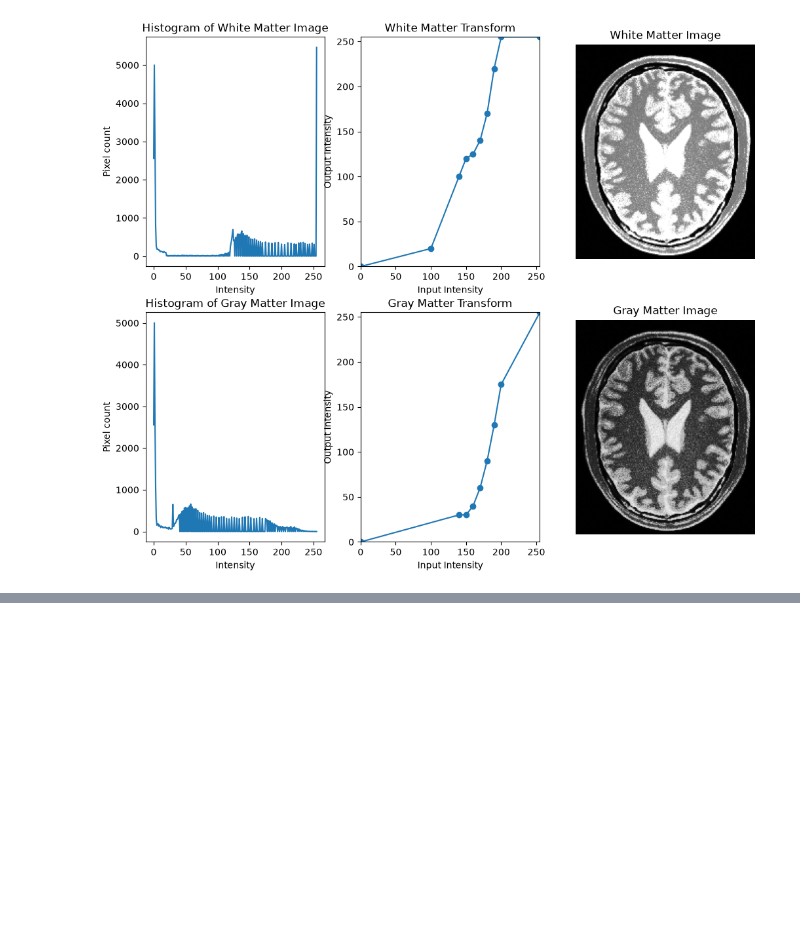
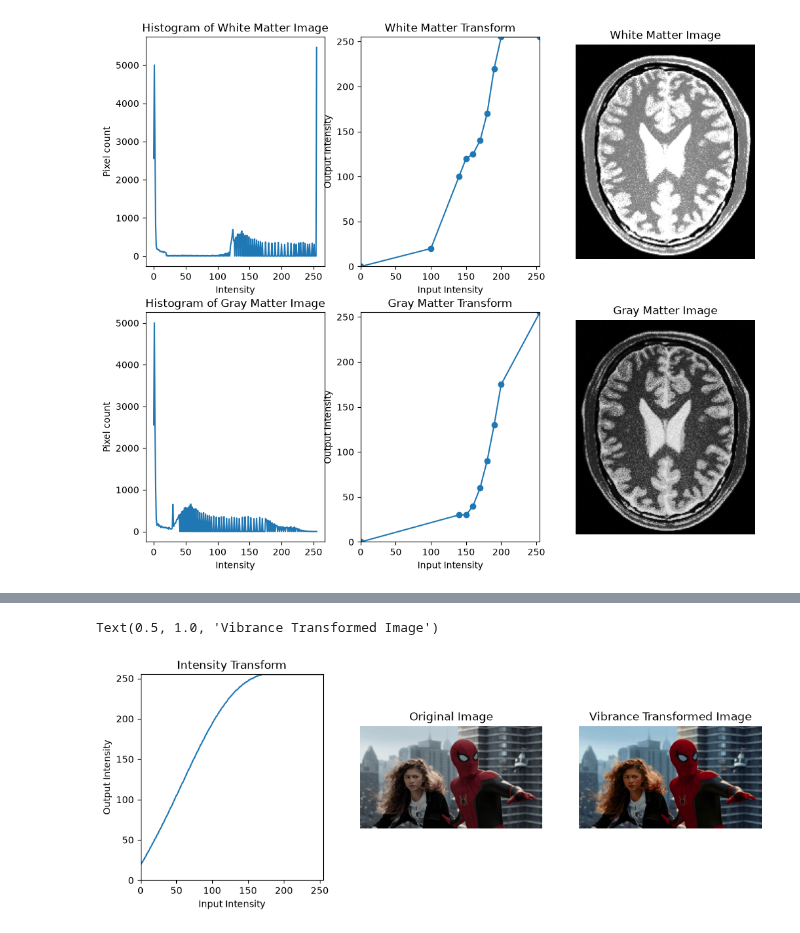
Before and after one commit to dilith813/en3160-a01, a Jupyter notebook: Report.ipynb, the cells around one changed output, grey strips where cells are left out. Saved outputs shown, nothing was run; the diff lists cells and outputs as text; code cells hidden in the pictures; blank space fills up the shorter version.

```diff
--- a/Report.ipynb
+++ b/Report.ipynb
@@ -106,0 +149,40 @@ Text(0.5, 1.0, 'Gray Matter Image')
+# %%
+def vibrance_transform(i, a, sigma):
+    f_inter = i + a*128*np.exp(-(i-128)**2/(2*sigma**2))
+    f = min(f_inter, 255)
+    return f
+
+im = cv.imread("images/q4.jpeg")
+im_hsv = cv.cvtColor(im, cv.COLOR_BGR2HSV)
+hue, saturation, value = cv.split(im_hsv)
+
+a = 0.8
+sigma = 70
+
+lut = np.array([vibrance_transform(i, a, sigma) for i in np.arange(0, 256)]).astype("uint8")
+im_sat_tform = cv.LUT(saturation, lut)
+
+vibr_hsv = cv.merge([hue, im_sat_tform, value])
+
+im_rgb = cv.cvtColor(im, cv.COLOR_BGR2RGB)
+vibr_rgb = cv.cvtColor(vibr_hsv, cv.COLOR_HSV2RGB)
+
+fig, axes = plt.subplots(1, 3, figsize=(12, 4))
+
+axes[0].plot(np.arange(256), lut)
+axes[0].set_xlim(0,255)
+axes[0].set_ylim(0,255)
+axes[0].set_xlabel("Input Intensity")
+axes[0].set_ylabel("Output Intensity")
+axes[0].set_title("Intensity Transform")
+
+axes[1].imshow(im_rgb)
+axes[1].axis('off')
+axes[1].set_title("Original Image")
+
+axes[2].imshow(vibr_rgb)
+axes[2].axis('off')
+axes[2].set_title("Vibrance Transformed Image")
+# %% [output]
+Text(0.5, 1.0, 'Vibrance Transformed Image')
+[figure, added]
```
Also changed, not shown: parts of 3 cells of this notebook, 2 other files.
